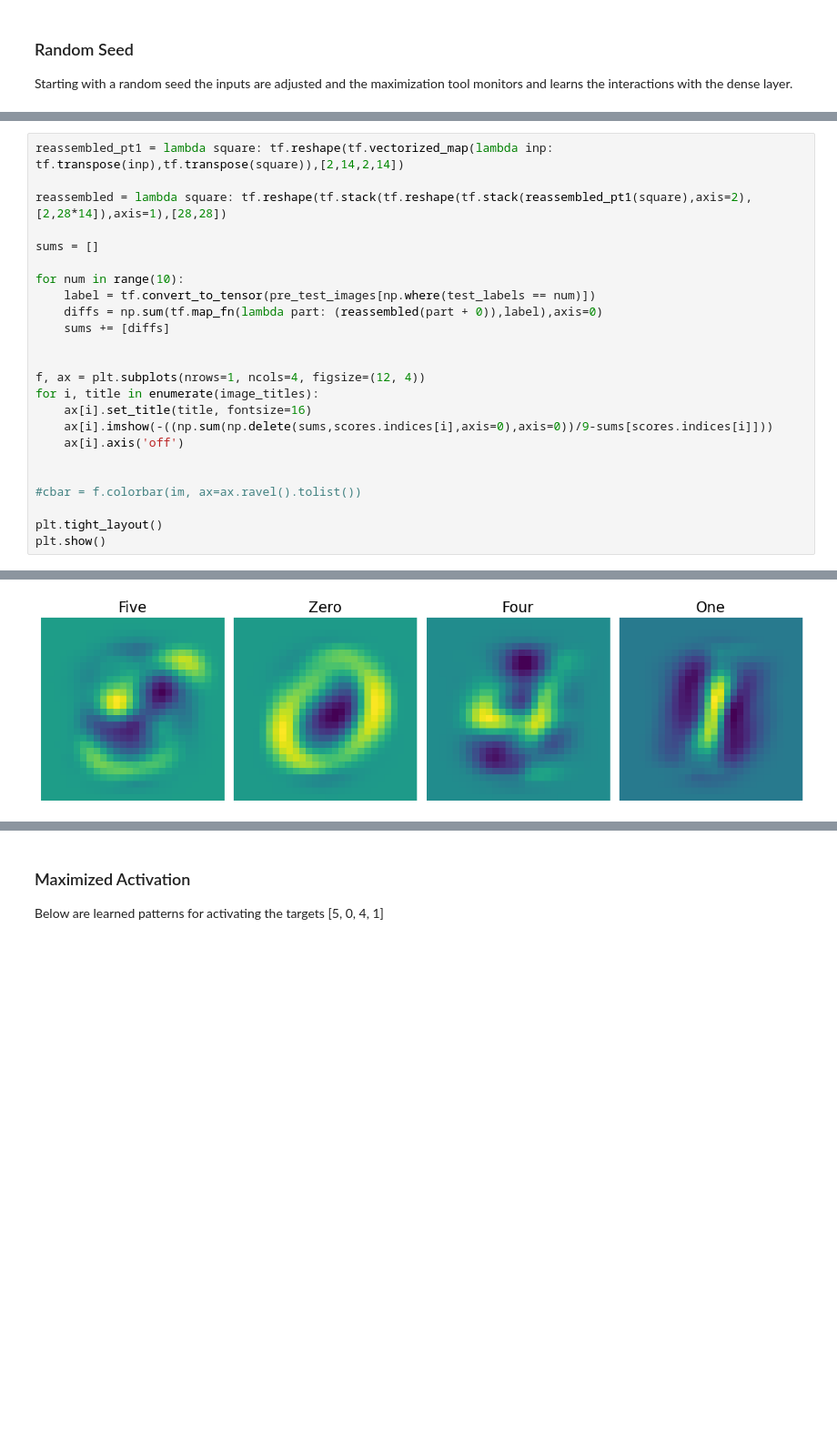
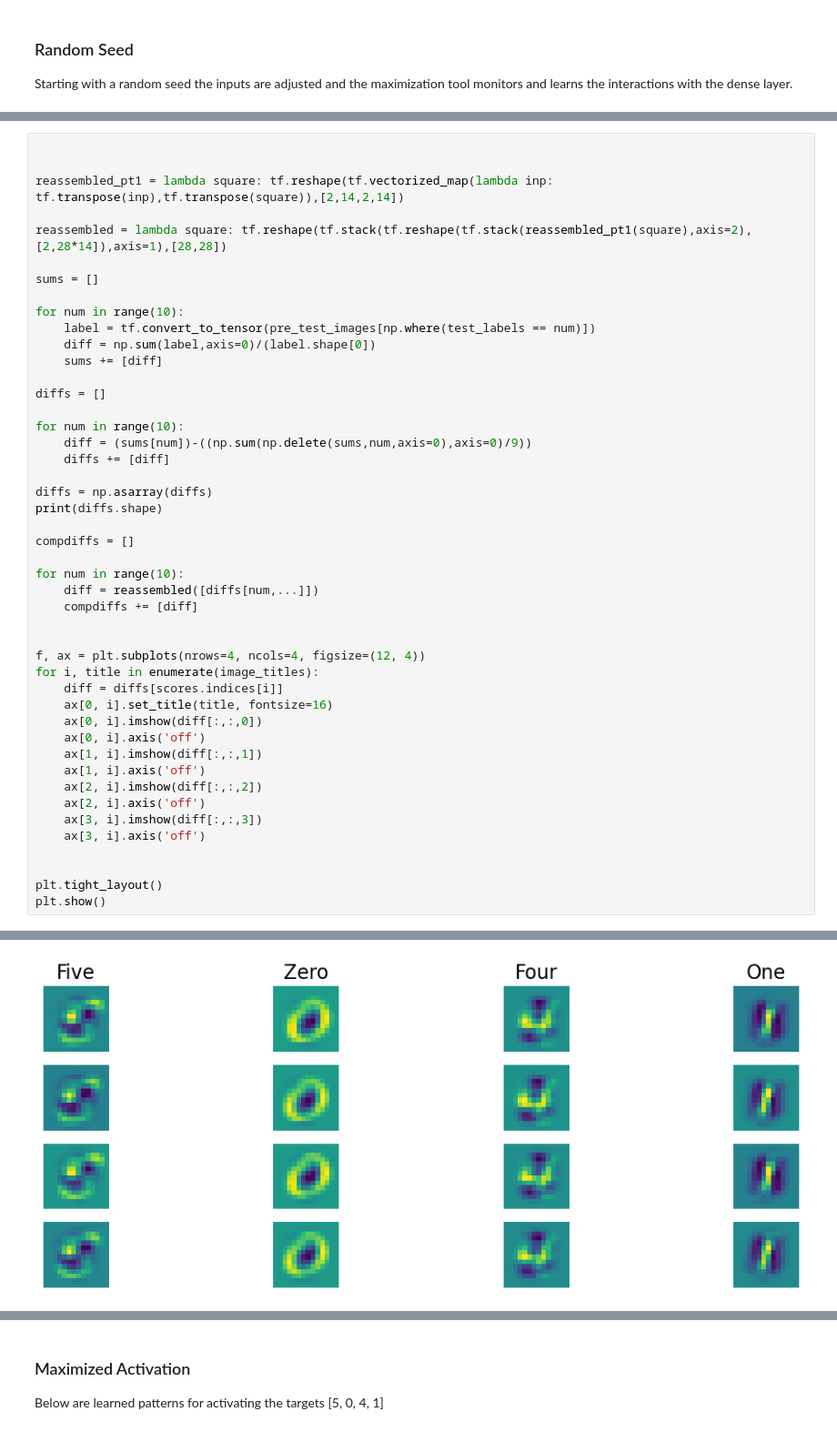
Before and after one commit to TheOpenSI/QML-QPF, a Jupyter notebook: visualizations/dense_layer_activation/summary/no_filter_mnist.ipynb, the cells around one changed output, grey strips where cells are left out. Shown: that part at 91% size. Drawn from its saved outputs; the diff is of its cells as text; blank space fills up the shorter version.

```diff
--- a/visualizations/dense_layer_activation/summary/no_filter_mnist.ipynb
+++ b/visualizations/dense_layer_activation/summary/no_filter_mnist.ipynb
@@ -312,4 +314,6 @@ plt.show()
 # %%
+
+
 reassembled_pt1 = lambda square: tf.reshape(tf.vectorized_map(lambda inp: tf.transpose(inp),tf.transpose(square)),[2,14,2,14])
 
 reassembled = lambda square: tf.reshape(tf.stack(tf.reshape(tf.stack(reassembled_pt1(square),axis=2),[2,28*14]),axis=1),[28,28])
@@ -318,18 +322,38 @@ sums = []
 
 for num in range(10):
     label = tf.convert_to_tensor(pre_test_images[np.where(test_labels == num)])
-    diffs = np.sum(tf.map_fn(lambda part: (reassembled(part + 0)),label),axis=0)
-    sums += [diffs]
+    diff = np.sum(label,axis=0)/(label.shape[0])
+    sums += [diff]
+
+diffs = []
+
+for num in range(10):
+    diff = (sums[num])-((np.sum(np.delete(sums,num,axis=0),axis=0)/9))
+    diffs += [diff]
+
+diffs = np.asarray(diffs)
+print(diffs.shape)
+
+compdiffs = []
+
+for num in range(10):
+    diff = reassembled([diffs[num,...]])
+    compdiffs += [diff]
 
 
-f, ax = plt.subplots(nrows=1, ncols=4, figsize=(12, 4))
+f, ax = plt.subplots(nrows=4, ncols=4, figsize=(12, 4))
 for i, title in enumerate(image_titles):
-    ax[i].set_title(title, fontsize=16)
-    ax[i].imshow(-((np.sum(np.delete(sums,scores.indices[i],axis=0),axis=0))/9-sums[scores.indices[i]]))
-    ax[i].axis('off')
+    diff = diffs[scores.indices[i]]
+    ax[0, i].set_title(title, fontsize=16)
+    ax[0, i].imshow(diff[:,:,0])
+    ax[0, i].axis('off')
+    ax[1, i].imshow(diff[:,:,1])
+    ax[1, i].axis('off')
+    ax[2, i].imshow(diff[:,:,2])
+    ax[2, i].axis('off')
+    ax[3, i].imshow(diff[:,:,3])
+    ax[3, i].axis('off')
 
-
-#cbar = f.colorbar(im, ax=ax.ravel().tolist())
 
 plt.tight_layout()
 plt.show()
@@ -339 +362 @@ WARNING:tensorflow:6 out of the last 6 calls to <function pfor.<locals>.f at 0x.
-[figure, old version]
+[figure, new version]
```
Also changed, not shown: parts of 14 cells of this notebook, 26 other files.
